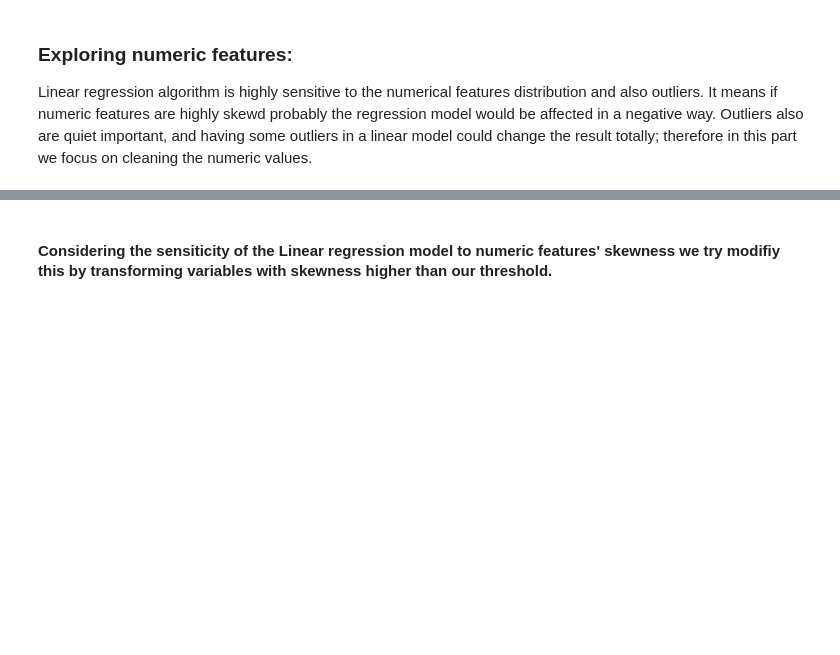
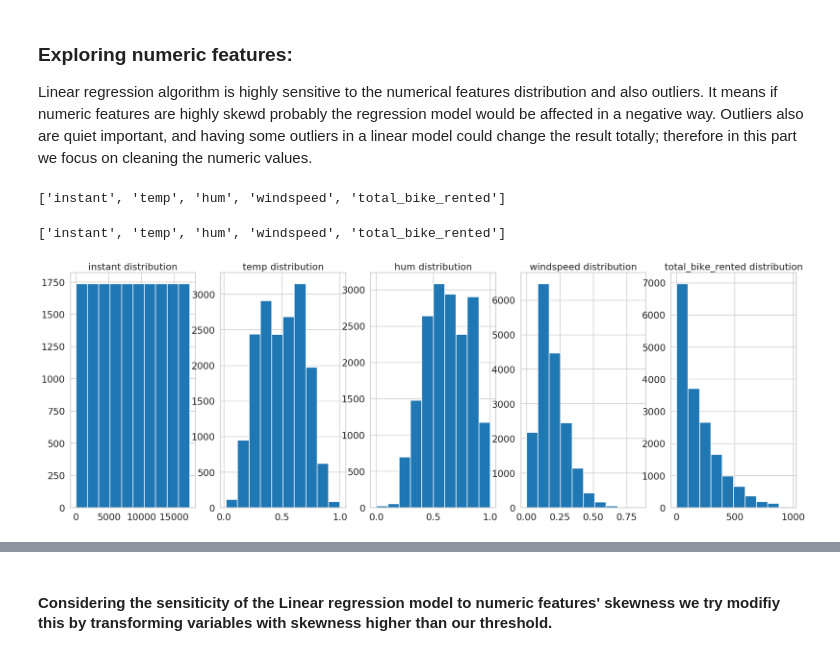
Before and after one commit to daguito81/ml-bikesharing-dask, a Jupyter notebook: notebooks/Bike_sharing_2_D.ipynb, the cells around one changed output, grey strips where cells are left out. Cells and saved outputs as stored; diff of their text form; code cells hidden in the pictures; blank space fills up the shorter version.

```diff
--- a/notebooks/Bike_sharing_2_D.ipynb
+++ b/notebooks/Bike_sharing_2_D.ipynb
@@ -315,5 +522,9 @@ df.drop("atemp",1,inplace=True)
+# %%
+df_d = df_d.drop("atemp", 1)
 # %% [markdown]
 ###### As the goal of this exercise is to predict the total_bike_rented we will remove casual and registered from the dataset
 # %%
-df.drop(["casual","registered"],1,inplace=True)
+df_p.drop(["casual","registered"],1,inplace=True)
+# %%
+df_d = df_d.drop(["casual", "registered"], 1)
 # %%
@@ -325,12 +554,21 @@ df.shape
 
 Linear regression algorithm is highly sensitive to the numerical features distribution and also outliers. It means if numeric features are highly skewd probably the regression model would be affected in a negative way. Outliers also are quiet important, and having some outliers in a linear model could change the result totally; therefore in this part we focus on cleaning the numeric values.
 # %%
-numeric_cols= list(df.select_dtypes(include=np.number).columns.values)
+numeric_cols = list(df_p.select_dtypes(include=np.number).columns.values)
 numeric_cols
+# %% [output]
+['instant', 'temp', 'hum', 'windspeed', 'total_bike_rented']
+# %%
+numeric_cols = list(df_d.select_dtypes(include=np.number).columns.values)
+numeric_cols
+# %% [output]
+['instant', 'temp', 'hum', 'windspeed', 'total_bike_rented']
 # %%
 counter=1
-for i in df[numeric_cols].columns.values:
+for i in df_p[numeric_cols].columns.values:
     plt.subplot(1, len(numeric_cols),counter)
-    plt.hist(df[i])
+    plt.hist(df_p[i])
     plt.title(str(i)+" "+ "distribution")
     counter+=1
+# %% [output]
+[figure, added]
```
Also changed, not shown: parts of 59 cells of this notebook.
